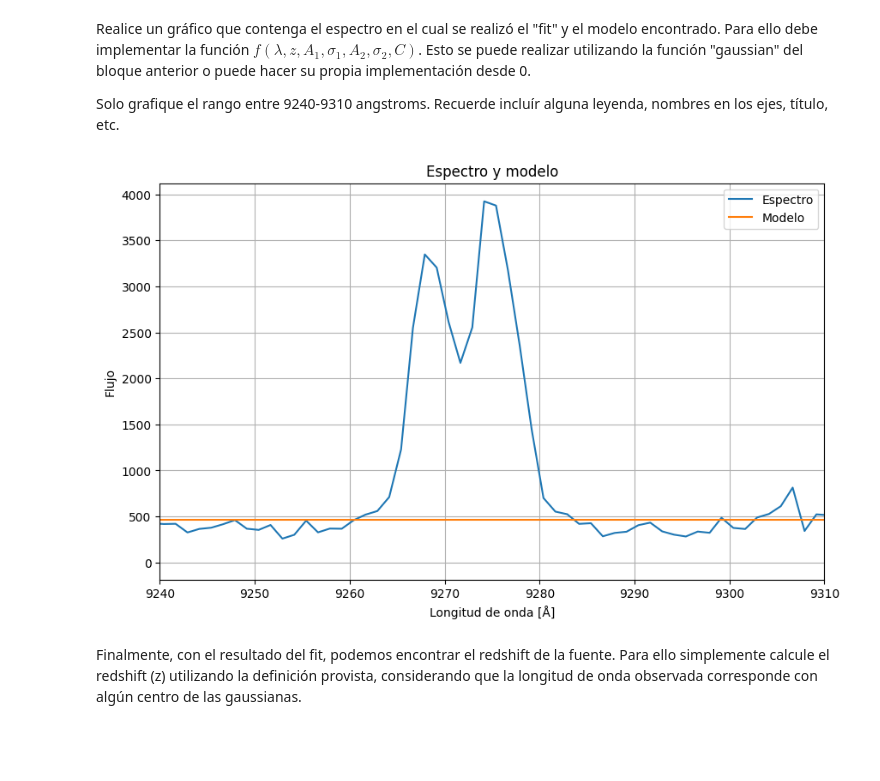
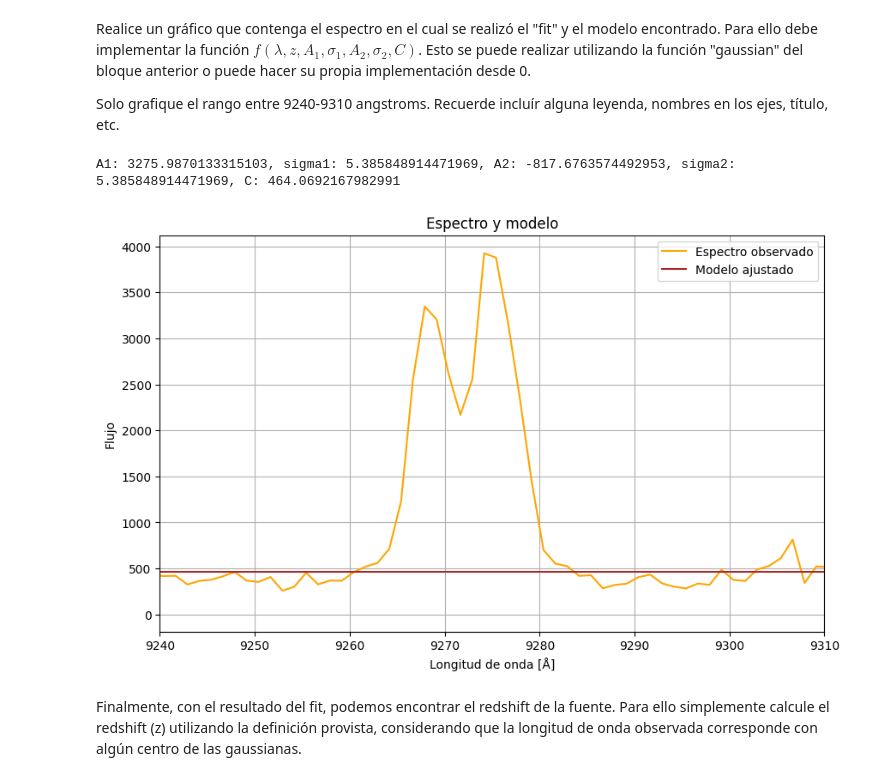
Before and after one commit to azavalac/Tarea-4-Zavala, a Jupyter notebook: Copia_de_Tarea4.ipynb, the cells around one changed output. Drawn from its saved outputs; the diff is of its cells as text; code cells hidden in the pictures; blank space fills up the shorter version.

```diff
--- a/Copia_de_Tarea4.ipynb
+++ b/Copia_de_Tarea4.ipynb
@@ -409,42 +388,46 @@ Realice un gráfico que contenga el espectro en el cual se realizó el "fit" y e
 Para ello debe implementar la función $f(\lambda, z,  A_1, \sigma_1, A_2, \sigma_2, C)$. Esto se puede realizar utilizando la función "gaussian" del bloque anterior o puede hacer su propia implementación desde 0.
 
 Solo grafique el rango entre 9240-9310 angstroms. Recuerde incluír alguna leyenda, nombres en los ejes, título, etc.
+# %%
+print(f"A1: {A_1}, sigma1: {sigma_1}, A2: {A_2}, sigma2: {sigma_2}, C: {C}")
+# %% [output]
+A1: 3275.9870133315103, sigma1: 5.385848914471969, A2: -817.6763574492953, sigma2: 5.385848914471969, C: 464.0692167982991
 # %%
 # Inserte aquí su gráfico:
 # Parámetros del ajuste
 
 # Parámetros del ajuste
 z = 1.00074
 lambda_0_1 = 3727.092
 lambda_0_2 = 3729.875
 A_1 = fit1.peak
 sigma_1 = fit1.fwhm / 2.355
 A_2 = fit2.peak
 sigma_2 = fit2.fwhm / 2.355
-C = fit1.cont
+C = fit1.cont # Gaussian continuum
 
 # Rango de longitud de onda
 wave_min = 9240
 wave_max = 9310
 wavelength = espectro_s0a.wave.coord()
 
 # Modelo
 modelo = gaussian(wavelength, (1 + z) * lambda_0_1, 2.355 * sigma_1, A_1) + \
          gaussian(wavelength, (1 + z) * lambda_0_2, 2.355 * sigma_2, A_2) + C
 
 # Gráfico
 plt.figure(figsize=(10, 6))
-plt.plot(wavelength, espectro_s0a.data, label='Espectro')
-plt.plot(wavelength, modelo, label='Modelo')
+plt.plot(wavelength, espectro_s0a.data, label='Espectro observado', color = 'orange')
+plt.plot(wavelength, modelo, label='Modelo ajustado', color = 'brown')
 plt.xlim(wave_min, wave_max)
 plt.xlabel('Longitud de onda [Å]')
 plt.ylabel('Flujo')
 plt.title('Espectro y modelo')
 plt.legend()
 plt.grid(True)
 plt.show()
 # %% [output]
-[figure, old version]
+[figure, new version]
 # %% [markdown]
 Finalmente, con el resultado del fit, podemos encontrar el redshift de la fuente. Para ello simplemente calcule el redshift (z) utilizando la definición provista, considerando que la longitud de onda observada corresponde con algún centro de las gaussianas.
 # %%
```
Also changed, not shown: parts of 6 cells of this notebook.
